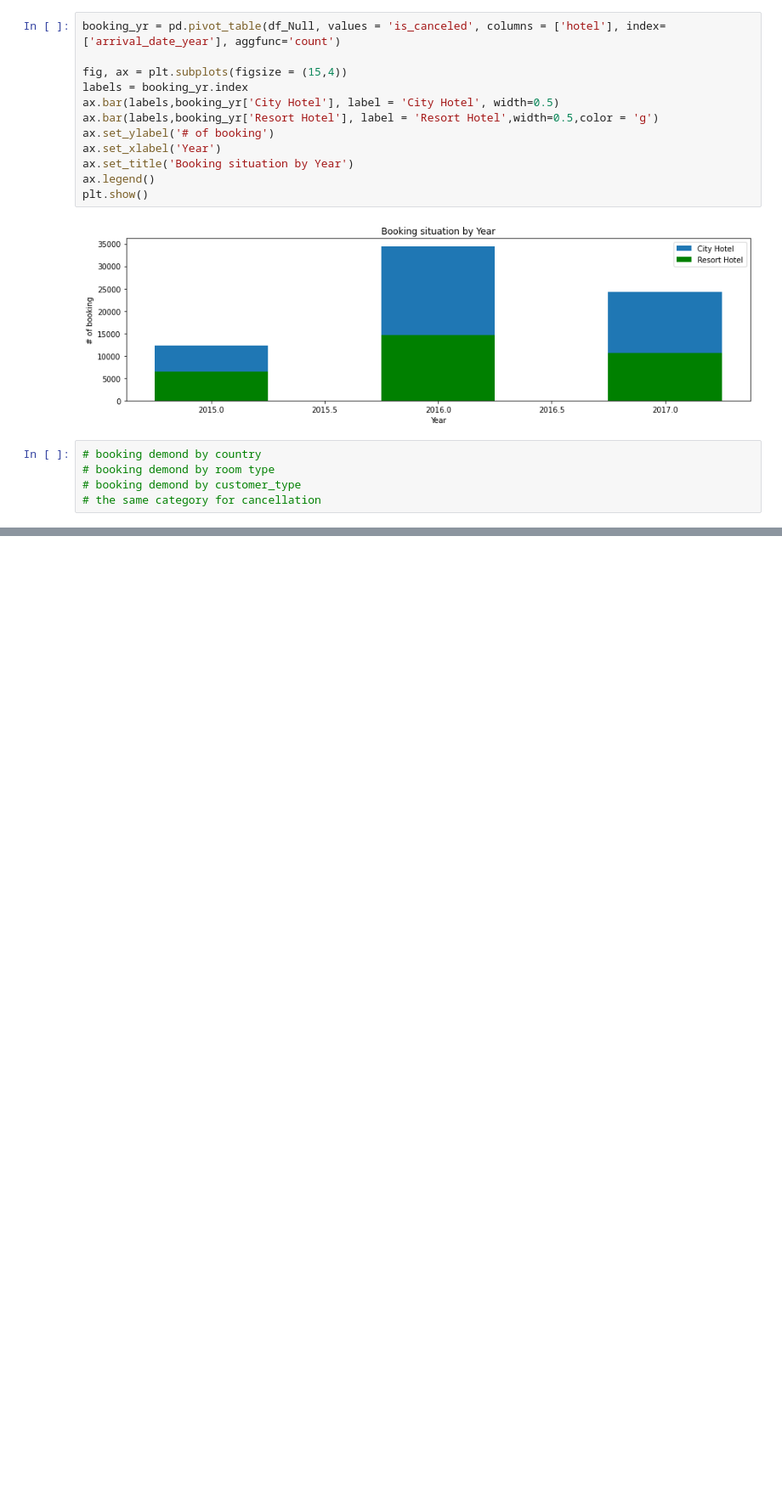
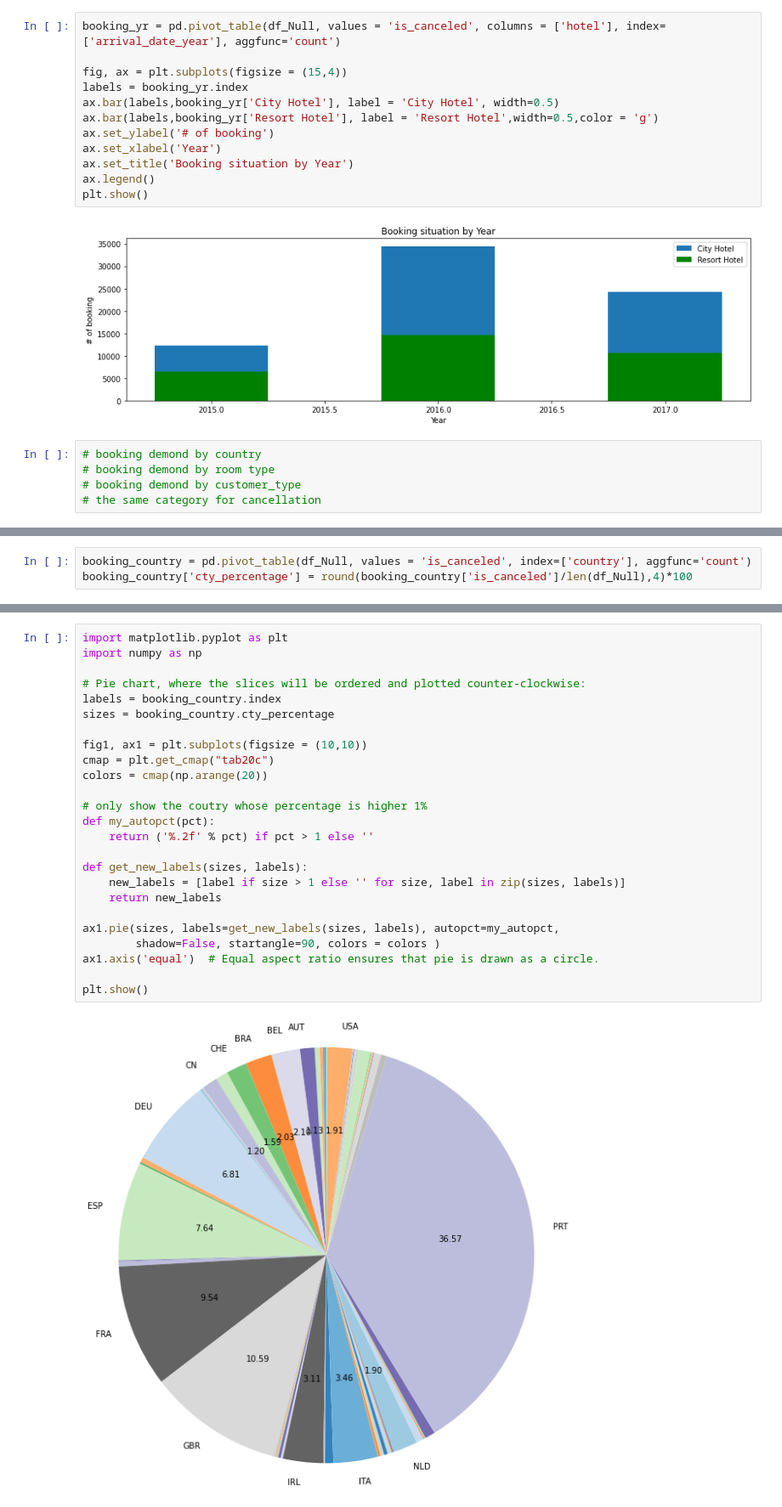
Before and after one commit to MengSui0218/CS668-2021-MS, a Jupyter notebook: EDA.ipynb, the cells around one changed output, grey strips where cells are left out. Shown at 85% size. Drawn from its saved outputs; the diff is of its cells as text; blank space fills up the shorter version.

Commit message:
plotting

```diff
--- a/EDA.ipynb
+++ b/EDA.ipynb
@@ -182,0 +175,3 @@ booking_yr
+# %%
+booking_country = pd.pivot_table(df_Null, values = 'is_canceled', index=['country'], aggfunc='count')
+booking_country['cty_percentage'] = round(booking_country['is_canceled']/len(df_Null),4)*100
@@ -182,0 +195,27 @@ booking_yr
+# %%
+import matplotlib.pyplot as plt
+import numpy as np
+
+# Pie chart, where the slices will be ordered and plotted counter-clockwise:
+labels = booking_country.index
+sizes = booking_country.cty_percentage
+
+fig1, ax1 = plt.subplots(figsize = (10,10))
+cmap = plt.get_cmap("tab20c")
+colors = cmap(np.arange(20))
+
+# only show the coutry whose percentage is higher 1%
+def my_autopct(pct):
+    return ('%.2f' % pct) if pct > 1 else ''
+
+def get_new_labels(sizes, labels):
+    new_labels = [label if size > 1 else '' for size, label in zip(sizes, labels)]
+    return new_labels
+
+ax1.pie(sizes, labels=get_new_labels(sizes, labels), autopct=my_autopct,
+        shadow=False, startangle=90, colors = colors )
+ax1.axis('equal')  # Equal aspect ratio ensures that pie is drawn as a circle.
+
+plt.show()
+# %% [output]
+[figure, added]
```
Also changed, not shown: parts of 2 cells of this notebook.
